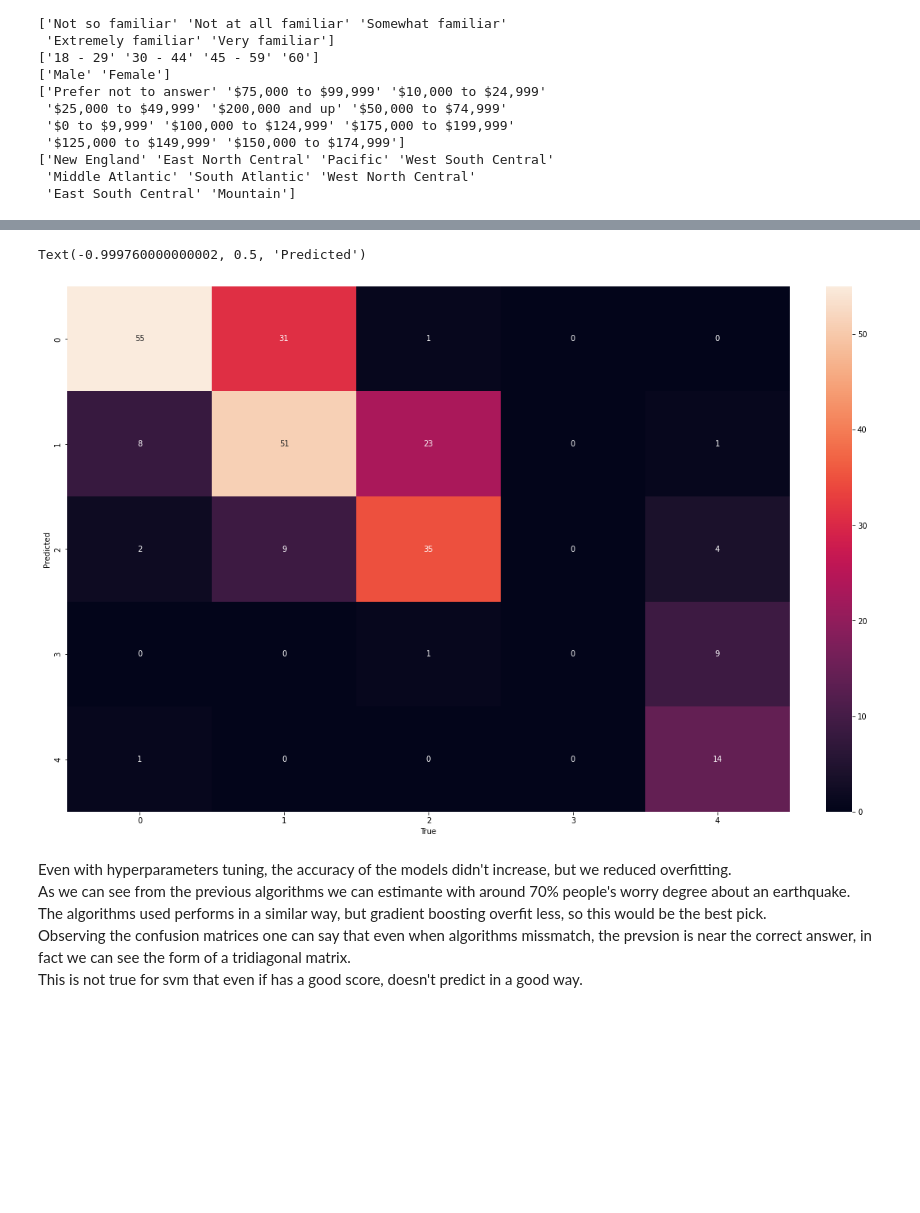
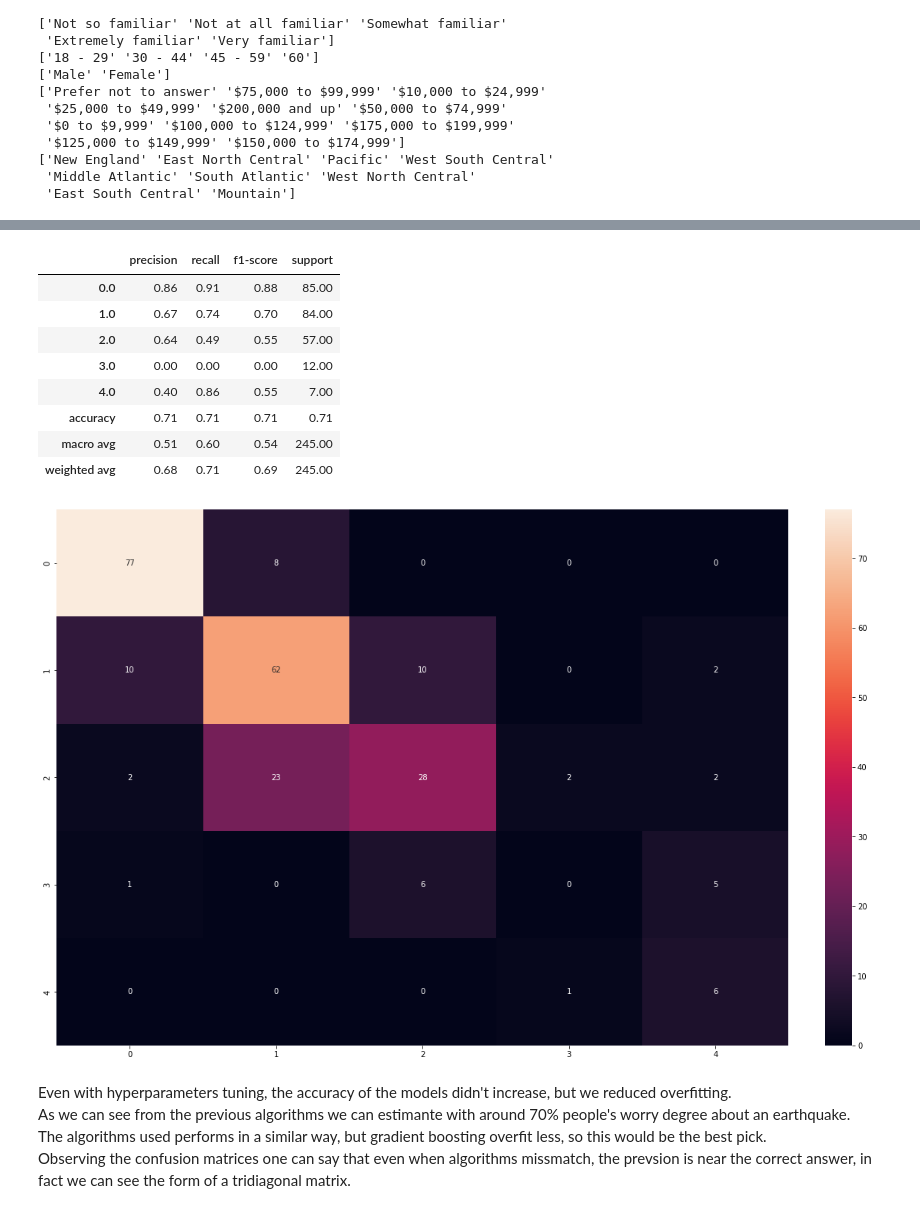
Before and after one commit to NicoGiamm/MachineLearning-DataScience_smallprojects, a Jupyter notebook: Earthquake.ipynb, the cells around one changed output, grey strips where cells are left out. Cells and saved outputs as stored; diff of their text form; code cells hidden in the pictures; blank space fills up the shorter version.

```diff
--- a/Earthquake.ipynb
+++ b/Earthquake.ipynb
@@ -159,16 +188,16 @@ Let's tune the hyperparameters and see if there is any change
 parameters = {'max_depth':[d for d in range(3,9)], 'n_estimators':[i*10 for i in range(7,13)]}
 
 rf = RandomForestClassifier()
-grid = GridSearchCV(rf, parameters)
-grid.fit(xtrain, ytrain)
-bestforest = grid.best_estimator_
+rf_grid = GridSearchCV(rf, parameters)
+rf_grid.fit(xtrain, ytrain)
 
-hmRF = pd.pivot_table(pd.DataFrame(grid.cv_results_),
+#Plot grid
+hmRF = pd.pivot_table(pd.DataFrame(rf_grid.cv_results_),
 									values='mean_test_score',
 									index='param_max_depth',
 									columns='param_n_estimators')
 
 sns.heatmap(hmRF, cmap = 'Spectral', annot = True)
-print(bestforest.score(xtrain, ytrain), grid.best_score_, bestforest.score(xtest, ytest))
-print(grid.best_params_)
+print(rf_grid.score(xtrain, ytrain), rf_grid.best_score_, rf_grid.score(xtest, ytest))
+print(rf_grid.best_params_)
 # %% [output]
@@ -186,17 +225,16 @@ sns.heatmap(cm_rf, annot=True)
 params = {'learning_rate':[0.05, 0.1, 0.2], 'max_depth':[1,2,3]}
 
 gb = GradientBoostingClassifier(max_features = 'sqrt')
-grid = GridSearchCV(gb, params)
-grid.fit(xtrain, ytrain)
-best = grid.best_estimator_
+gb_grid = GridSearchCV(gb, params)
+gb_grid.fit(xtrain, ytrain)
 
-#Plot griglia di parametri
-hmGB = pd.pivot_table(pd.DataFrame(grid.cv_results_),
+#Plot grid
+hmGB = pd.pivot_table(pd.DataFrame(gb_grid.cv_results_),
 									values='mean_test_score',
 									index='param_max_depth',
 									columns='param_learning_rate')
 sns.heatmap(hmGB, cmap = 'Spectral', annot = True)
 
-print(best.score(xtrain, ytrain), grid.best_score_, best.score(xtest, ytest))
-print(grid.best_params_)
+print(gb_grid.score(xtrain, ytrain), gb_grid.best_score_, gb_grid.score(xtest, ytest))
+print(gb_grid.best_params_)
 # %% [output]
@@ -212,16 +260,12 @@ sns.heatmap(cm_gb, annot=True)
 # %%
-scaler = MinMaxScaler()
-xtrain_scaled = scaler.fit_transform(xtrain)
-xtest_scaled = scaler.transform(xtest)
-
 #SVC
 svm_params = {'C': [0.1, 0.5, 0.7,  1, 2, 5, 10],
               'kernel':['linear', 'poly', 'rbf', 'sigmoid'] }
 
 svm_grid = GridSearchCV(SVC(), svm_params)
-svm_grid.fit(xtrain_scaled, ytrain)
+svm_grid.fit(xtrain, ytrain)
 
-#Plot griglia di parametri
+#Plot grid
 hmsvm = pd.pivot_table(pd.DataFrame(svm_grid.cv_results_),
 									values='mean_test_score',
 									index='param_C',
@@ -229,5 +273,5 @@ hmsvm = pd.pivot_table(pd.DataFrame(svm_grid.cv_results_),
 sns.heatmap(hmsvm, cmap = 'Spectral', annot = True)
 
 print(f'svm best parameters {svm_grid.best_params_}')
-print(f'svm: best train score {np.round(svm_grid.score(xtrain_scaled, ytrain), 3)}| mean validation score {np.round(svm_grid.best_score_, 3)}| test score {np.round(svm_grid.score(xtest_scaled, ytest), 3)}')
+print(f'svm: best train score {np.round(svm_grid.score(xtrain, ytrain), 3)}| mean validation score {np.round(svm_grid.best_score_, 3)}| test score {np.round(svm_grid.score(xtest, ytest), 3)}')
 # %% [output]
@@ -294,7 +309,6 @@ WARNING:tensorflow:Keras is training/fitting/evaluating on array-like data. Kera
 # %%
-mlp_predictions = np.argmax(neural.predict(xtest_scaled), axis = 1)
-mlp_cm = confusion_matrix(ytest, mlp_predictions)
-sns.heatmap(mlp_cm, annot=True)
-plt.xlabel('True')
-plt.ylabel('Predicted')
+cm_lr = confusion_matrix(ytest, lr_grid.predict(xtest))
+sns.heatmap(cm_lr, annot=True)
+lr_cr = pd.DataFrame(classification_report(ytest, lr_grid.predict(xtest), output_dict=True)).transpose().round(2)
+lr_cr
 # %% [output]
@@ -302,5 +315,13 @@ plt.ylabel('Predicted')
-Text(-0.999760000000002, 0.5, 'Predicted')
+|  | precision | recall | f1-score | support |
+| 0.0 | 0.86 | 0.91 | 0.88 | 85.00 |
+| 1.0 | 0.67 | 0.74 | 0.70 | 84.00 |
+| 2.0 | 0.64 | 0.49 | 0.55 | 57.00 |
+| 3.0 | 0.00 | 0.00 | 0.00 | 12.00 |
+| 4.0 | 0.40 | 0.86 | 0.55 | 7.00 |
+| accuracy | 0.71 | 0.71 | 0.71 | 0.71 |
+| macro avg | 0.51 | 0.60 | 0.54 | 245.00 |
+| weighted avg | 0.68 | 0.71 | 0.69 | 245.00 |
-[figure, old version]
+[figure, new version]
 # %% [markdown]
 Even with hyperparameters tuning, the accuracy of the models didn't increase, but we reduced overfitting.
 <br>
@@ -309,5 +330,3 @@ As we can see from the previous algorithms we can estimante with around 70% peop
 The algorithms used performs in a similar way, but gradient boosting overfit less, so this would be the best pick.
 <br>
 Observing the confusion matrices one can say that even when algorithms missmatch, the prevsion is near the correct answer, in fact we can see the form of a tridiagonal matrix.
-<br>
-This is not true for svm that even if has a good score, doesn't predict in a good way.
```
Also changed, not shown: parts of 24 cells of this notebook.
